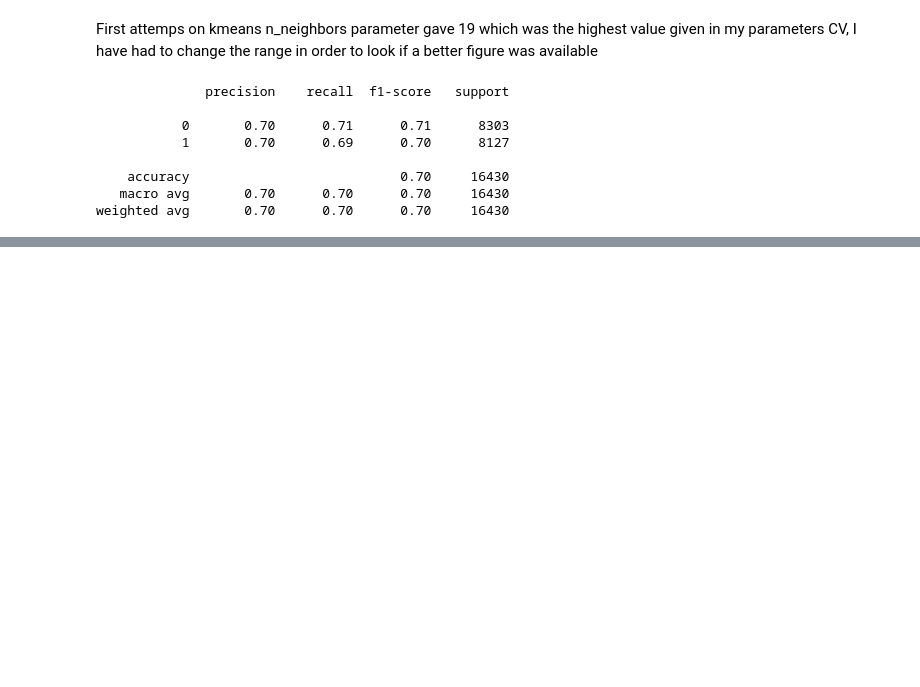
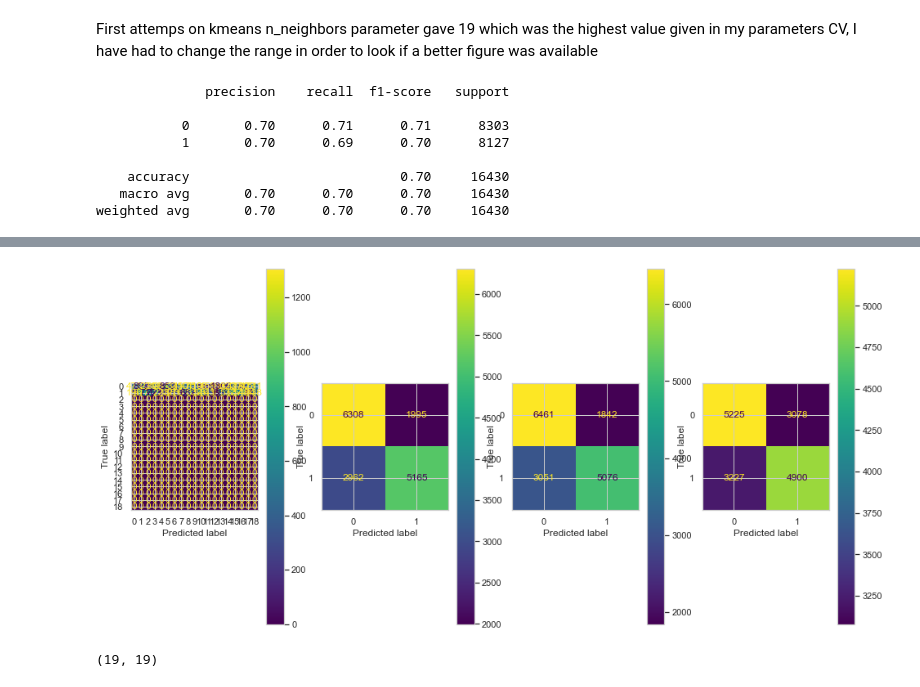
Before and after one commit to Lelelass/Machine-learning-Lassarade, a Jupyter notebook: labb_1/2-0-0.ipynb, the cells around one changed output, grey strips where cells are left out. Drawn from its saved outputs; the diff is of its cells as text; code cells hidden in the pictures; blank space fills up the shorter version.

```diff
--- a/labb_1/2-0-0.ipynb
+++ b/labb_1/2-0-0.ipynb
@@ -354,8 +349,8 @@ list(range(2,20))
 # %%
-classifiers = [classifier_SVM, classifier_KNN, classifier_logistic, classifier_RF]
-for classifier in classifiers:
-    classifier.fit(X1_train, y1_train)
-    print(f" Best params or df 1: {classifier.best_params_}")
+models = (classifier_SVM, classifier_KNN, classifier_logistic, classifier_RF)
+for model in models:
+    model.fit(X1_train, y1_train)
+    print(f" Best params or df 1: {model.best_params_}")
     #y_pred_tned_1 = classifier.predict(X1_val)
     #cm1 = confusion_matrix(y1_val, y_pred_tned_1)
 # %% [output]
@@ -404,0 +402,8 @@ for i, cm in enumerate(cms) :
+# %%
+models = (classifier_SVM, classifier_KNN, classifier_logistic, classifier_RF)
+cms = []
+for model in models:
+    model.fit(X2_train, y2_train)
+    print(f" Best params or df 2: {model.best_params_}")
+    y_pred_tned_2 = model.predict(X2_val)
+    cms.append(confusion_matrix(y2_val, y_pred_tned_2))
@@ -404,0 +419,11 @@ for i, cm in enumerate(cms) :
+# %%
+fig, axs = plt.subplots(1,4, figsize =(16,8))
+
+for i, cm in enumerate(cms) :
+    ConfusionMatrixDisplay(cm).plot(ax = axs[i])
+# %% [output]
+[figure, added]
+# %%
+cms[0].shape
+# %% [output]
+(19, 19)
```
Also changed, not shown: parts of 13 cells of this notebook.
